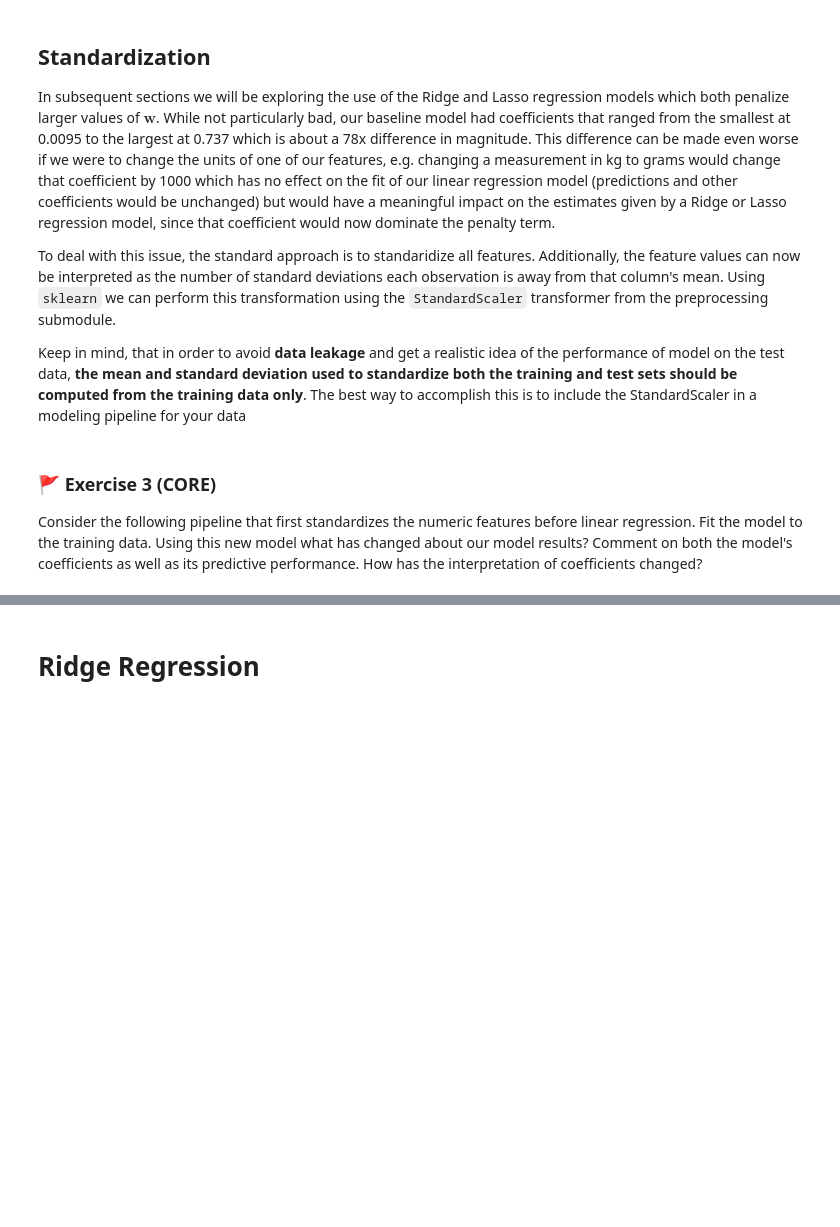
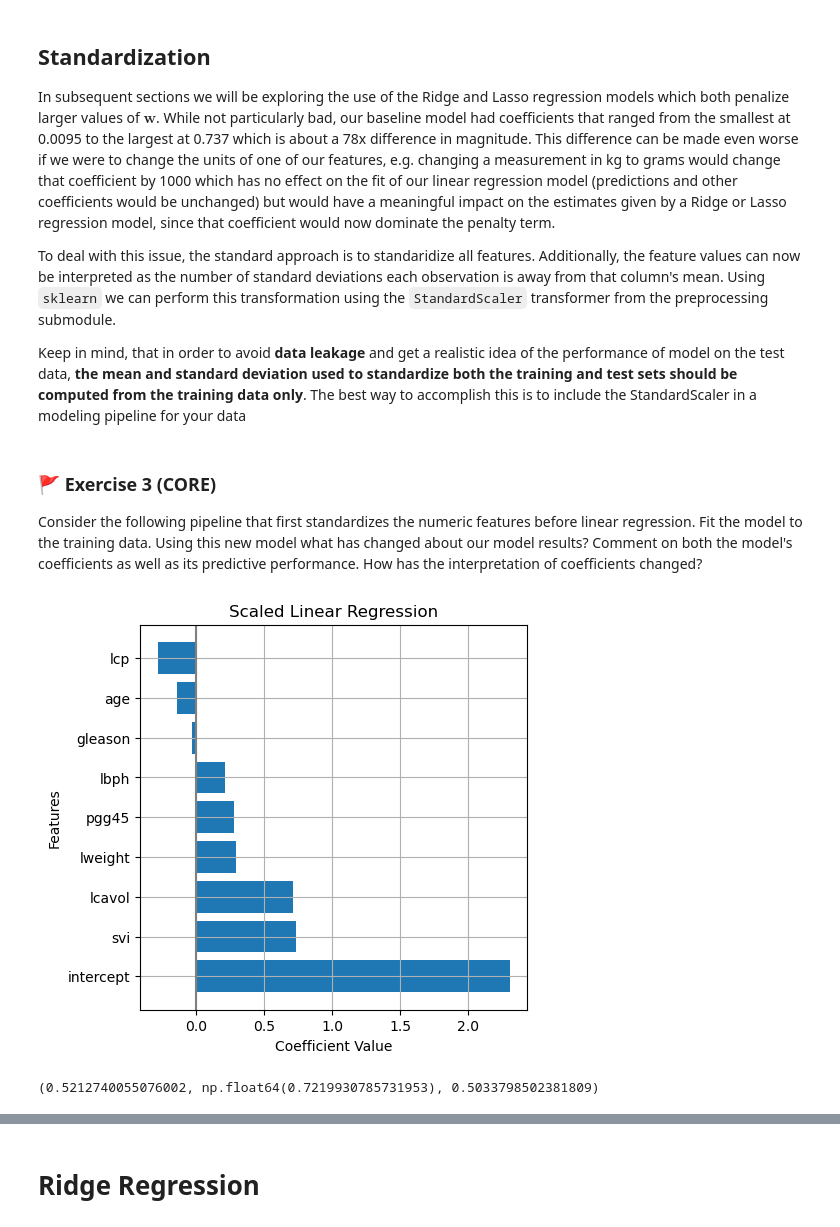
Before and after one commit to zici021129/MLP_2026_week05, a Jupyter notebook: mlp_week05.ipynb, the cells around one changed output, grey strips where cells are left out. Cells and saved outputs as stored; diff of their text form; code cells hidden in the pictures; blank space fills up the shorter version.

```diff
--- a/mlp_week05.ipynb
+++ b/mlp_week05.ipynb
@@ -253,4 +320,14 @@ lm_s = make_pipeline(
 ).fit(X_train, y_train)
 # %%
 # Code for your answer here!
+get_coefs(lm_s, plot=True, figtitle="Scaled Linear Regression")
+
+# Evaluate performance on Training Data
+model_fit(lm_s, X_train, y_train)
+
+# Evaluate performance on Test Data
+model_fit(lm_s, X_test, y_test)
+# %% [output]
+[figure, added]
+(0.5212740055076002, np.float64(0.7219930785731953), 0.5033798502381809)
 # %% [markdown]
```
Also changed, not shown: parts of 22 cells of this notebook.
